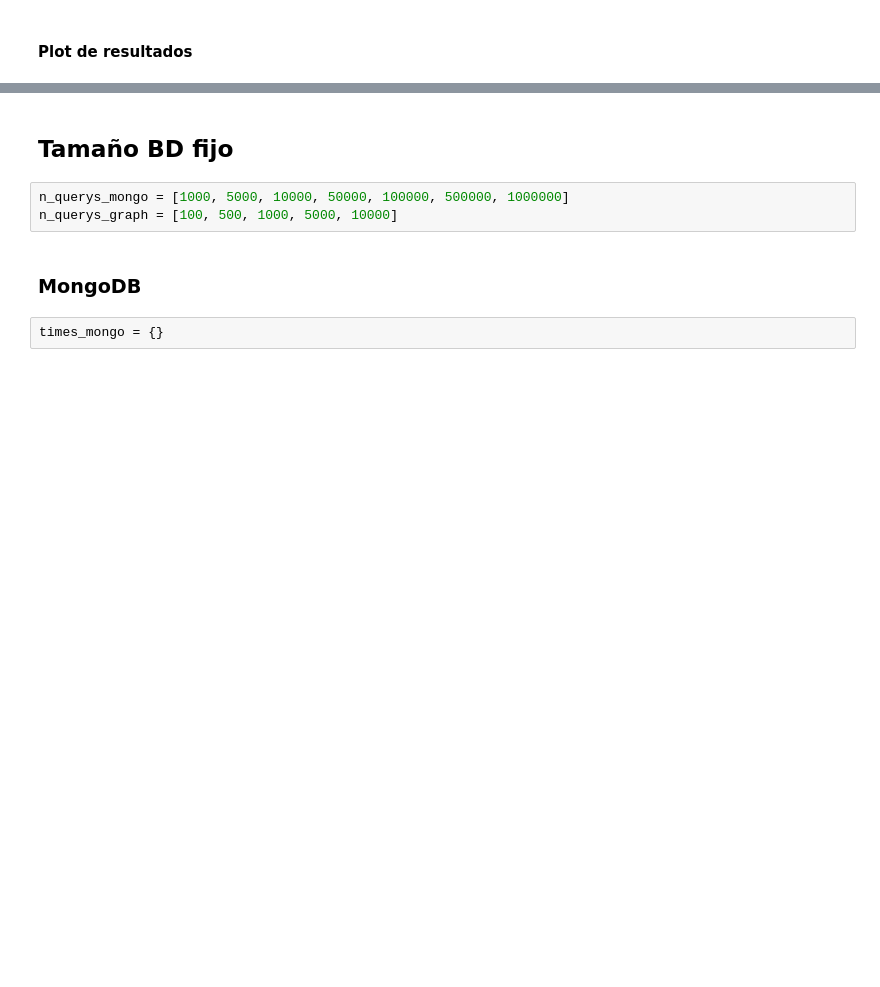
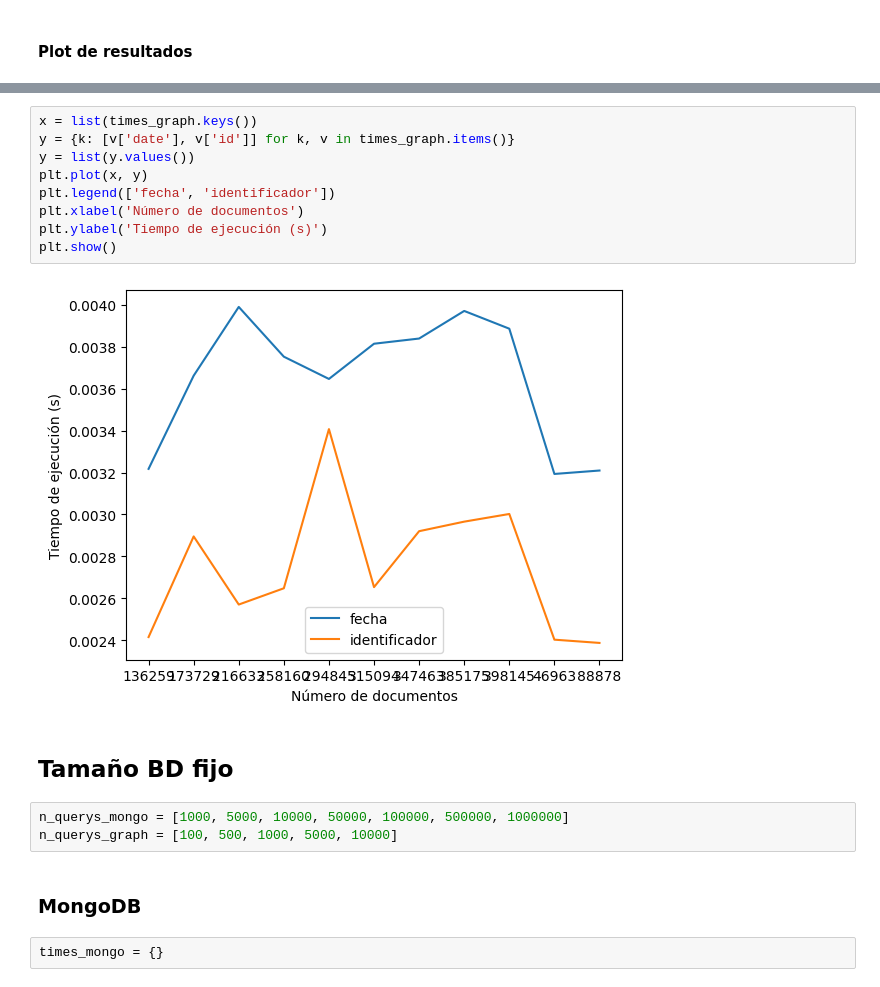
Before and after one commit to pablomiralles22/maadm-gesbd-hackathon, a Jupyter notebook: notebooks/rendimiento.ipynb, the cells around one changed output, grey strips where cells are left out. Cells and saved outputs as stored; diff of their text form; blank space fills up the shorter version.

```diff
--- a/notebooks/rendimiento.ipynb
+++ b/notebooks/rendimiento.ipynb
@@ -333,3 +335,14 @@ plt.show()
+# %%
+x = list(times_graph.keys())
+y = {k: [v['date'], v['id']] for k, v in times_graph.items()}
+y = list(y.values())
+plt.plot(x, y)
+plt.legend(['fecha', 'identificador'])
+plt.xlabel('Número de documentos')
+plt.ylabel('Tiempo de ejecución (s)')
+plt.show()
+# %% [output]
+[figure, added]
 # %% [markdown]
 ## Tamaño BD fijo
 # %%
```
Also changed, not shown: parts of 14 cells of this notebook.
